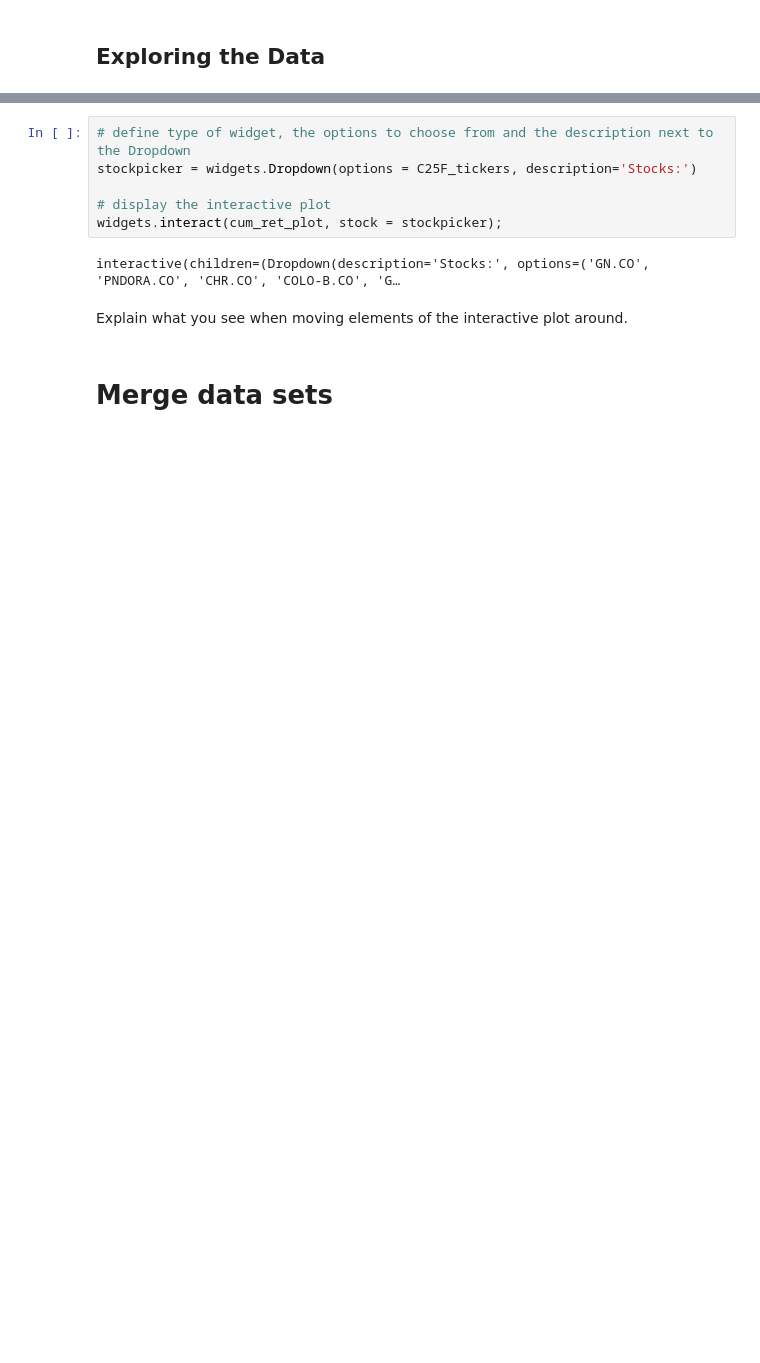
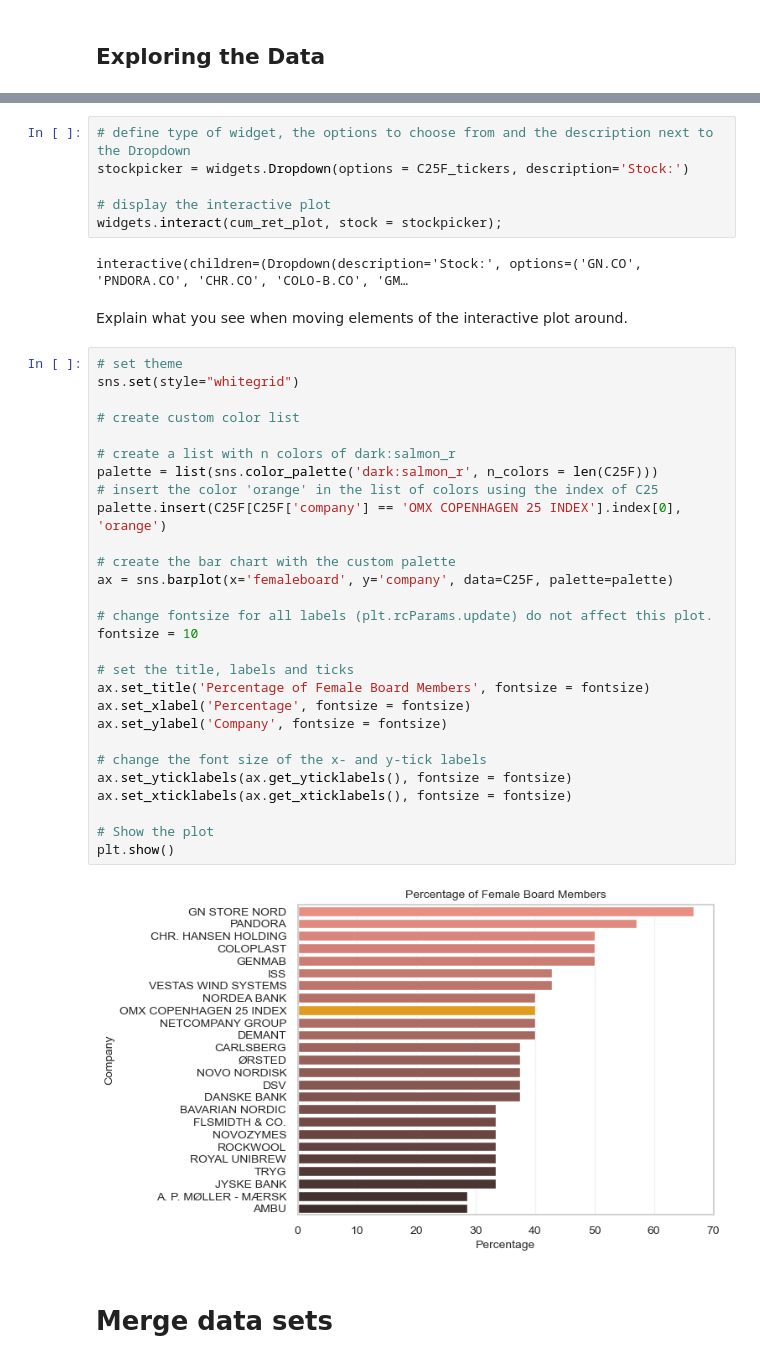
Before and after one commit to NumEconCopenhagen/projects-2023-jts, a Jupyter notebook: dataproject/dataproject.ipynb, the cells around one changed output, grey strips where cells are left out. Saved outputs shown, nothing was run; the diff lists cells and outputs as text; blank space fills up the shorter version.

```diff
--- a/dataproject/dataproject.ipynb
+++ b/dataproject/dataproject.ipynb
@@ -133,13 +137,43 @@ def cum_ret_plot(stock):
     plt.show()
 # %%
 # define type of widget, the options to choose from and the description next to the Dropdown
-stockpicker = widgets.Dropdown(options = C25F_tickers, description='Stocks:')
+stockpicker = widgets.Dropdown(options = C25F_tickers, description='Stock:')
 
 # display the interactive plot
 widgets.interact(cum_ret_plot, stock = stockpicker);
 # %% [output]
-interactive(children=(Dropdown(description='Stocks:', options=('GN.CO', 'PNDORA.CO', 'CHR.CO', 'COLO-B.CO', 'G…
+interactive(children=(Dropdown(description='Stock:', options=('GN.CO', 'PNDORA.CO', 'CHR.CO', 'COLO-B.CO', 'GM…
 # %% [markdown]
 Explain what you see when moving elements of the interactive plot around.
+# %%
+# set theme
+sns.set(style="whitegrid")
+
+# create custom color list
+
+# create a list with n colors of dark:salmon_r
+palette = list(sns.color_palette('dark:salmon_r', n_colors = len(C25F)))
+# insert the color 'orange' in the list of colors using the index of C25
+palette.insert(C25F[C25F['company'] == 'OMX COPENHAGEN 25 INDEX'].index[0], 'orange')
+
+# create the bar chart with the custom palette
+ax = sns.barplot(x='femaleboard', y='company', data=C25F, palette=palette)
+
+# change fontsize for all labels (plt.rcParams.update) do not affect this plot.
+fontsize = 10
+
+# set the title, labels and ticks
+ax.set_title('Percentage of Female Board Members', fontsize = fontsize)
+ax.set_xlabel('Percentage', fontsize = fontsize)
+ax.set_ylabel('Company', fontsize = fontsize)
+
+# change the font size of the x- and y-tick labels
+ax.set_yticklabels(ax.get_yticklabels(), fontsize = fontsize)
+ax.set_xticklabels(ax.get_xticklabels(), fontsize = fontsize)
+
+# Show the plot
+plt.show()
+# %% [output]
+[figure, added]
 # %% [markdown]
 # Merge data sets
```
Also changed, not shown: parts of 13 cells of this notebook, 1 other file.
